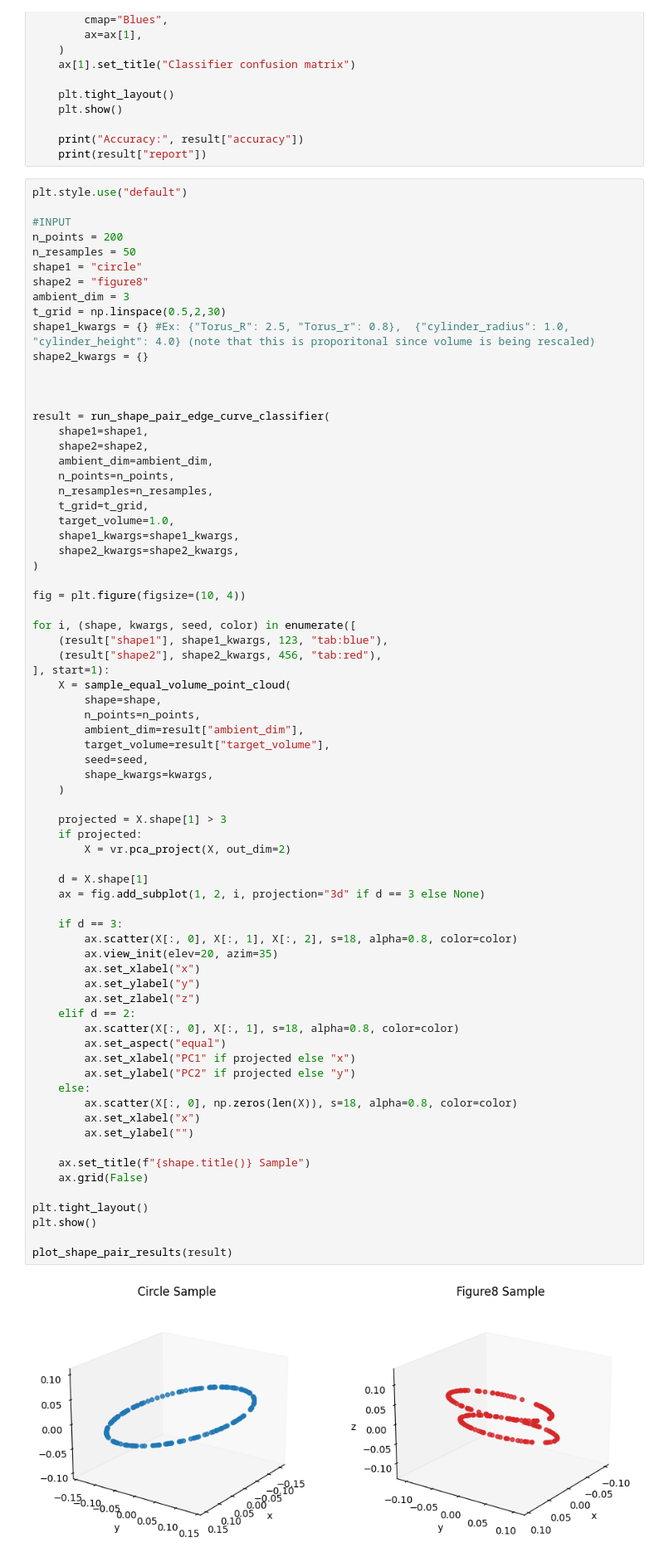
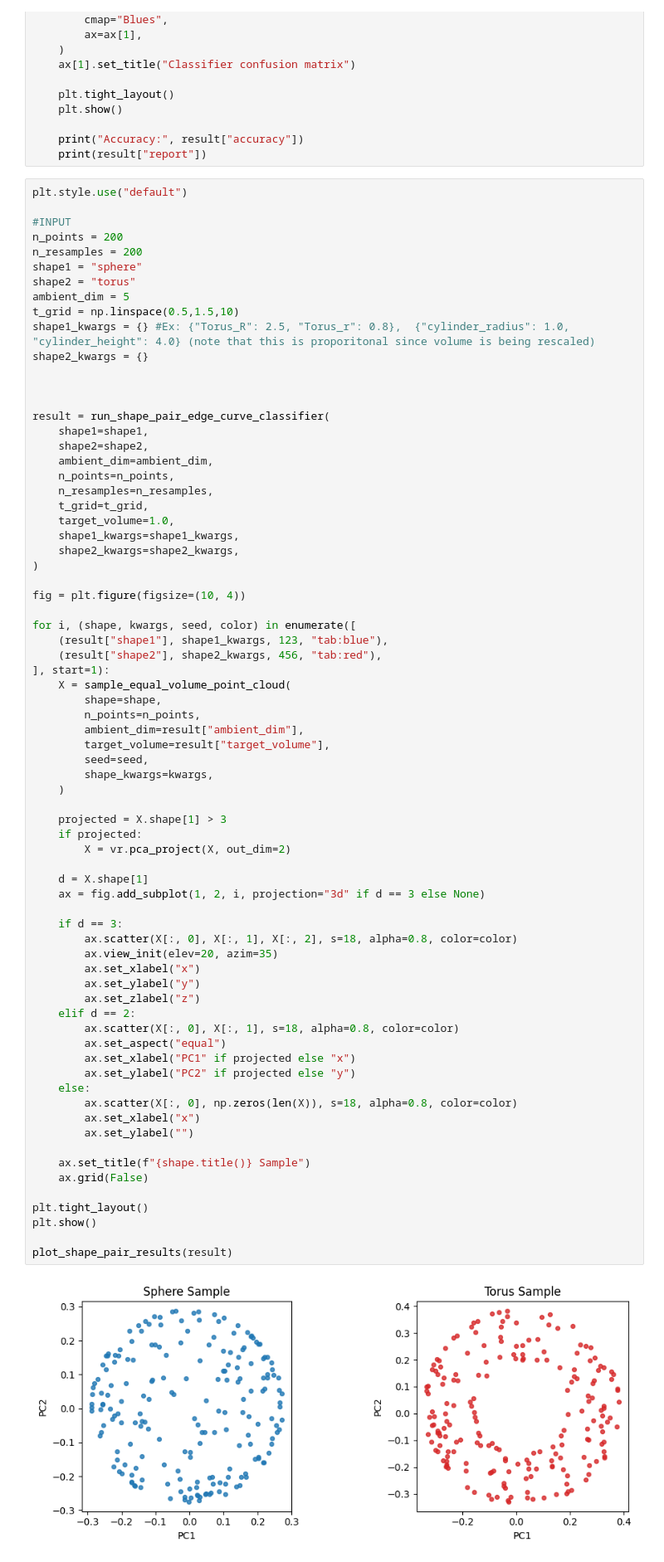
Before and after one commit to JosephMatatyaou/STA199REU, a Jupyter notebook: SQ26/Week4/Classifying.ipynb, the cells around one changed output. Shown at 83% size. Drawn from its saved outputs; the diff is of its cells as text.

```diff
--- a/SQ26/Week4/Classifying.ipynb
+++ b/SQ26/Week4/Classifying.ipynb
@@ -375,11 +375,11 @@ plt.style.use("default")
 
 #INPUT
 n_points = 200
-n_resamples = 50
-shape1 = "circle"
-shape2 = "figure8"
-ambient_dim = 3
-t_grid = np.linspace(0.5,2,30)
+n_resamples = 200
+shape1 = "sphere"
+shape2 = "torus"
+ambient_dim = 5
+t_grid = np.linspace(0.5,1.5,10)
 shape1_kwargs = {} #Ex: {"Torus_R": 2.5, "Torus_r": 0.8},  {"cylinder_radius": 1.0, "cylinder_height": 4.0} (note that this is proporitonal since volume is being rescaled)
 shape2_kwargs = {}
 
@@ -416,31 +416,31 @@ for i, (shape, kwargs, seed, color) in enumerate([
     if projected:
         X = vr.pca_project(X, out_dim=2)
 
     d = X.shape[1]
     ax = fig.add_subplot(1, 2, i, projection="3d" if d == 3 else None)
 
     if d == 3:
         ax.scatter(X[:, 0], X[:, 1], X[:, 2], s=18, alpha=0.8, color=color)
         ax.view_init(elev=20, azim=35)
         ax.set_xlabel("x")
         ax.set_ylabel("y")
         ax.set_zlabel("z")
     elif d == 2:
         ax.scatter(X[:, 0], X[:, 1], s=18, alpha=0.8, color=color)
         ax.set_aspect("equal")
         ax.set_xlabel("PC1" if projected else "x")
         ax.set_ylabel("PC2" if projected else "y")
     else:
         ax.scatter(X[:, 0], np.zeros(len(X)), s=18, alpha=0.8, color=color)
         ax.set_xlabel("x")
         ax.set_ylabel("")
 
     ax.set_title(f"{shape.title()} Sample")
     ax.grid(False)
 
 plt.tight_layout()
 plt.show()
 
 plot_shape_pair_results(result)
 # %% [output]
-[figure, old version]
+[figure, new version]
```
Also changed, not shown: parts of 1 cell of this notebook, 1 other file.
